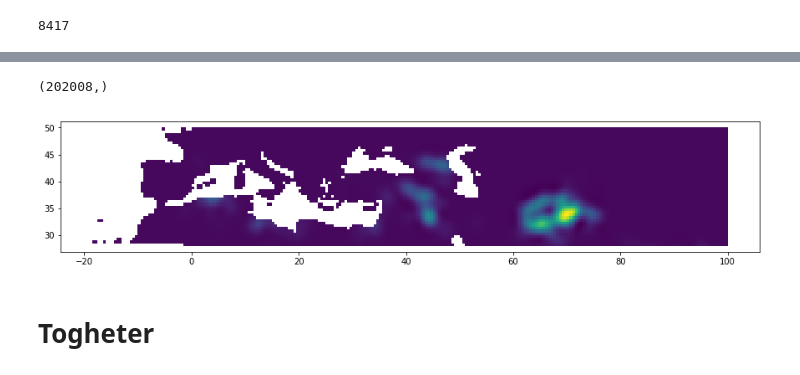
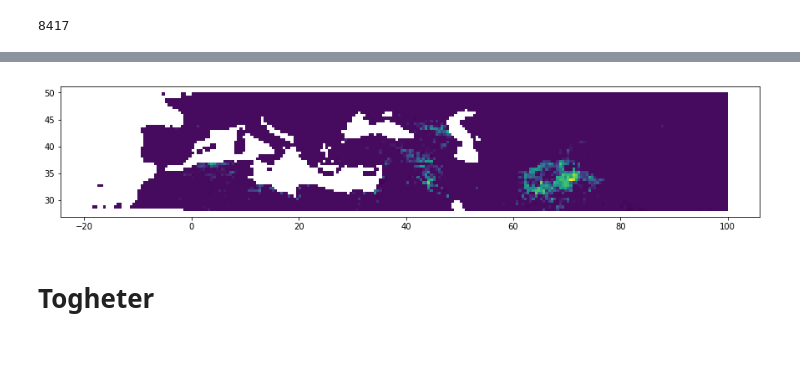
Before and after one commit to Polichinel/Master_Thesis, a Jupyter notebook: Pickle_cm_mu_predictions.ipynb, the cells around one changed output, grey strips where cells are left out. Cells and saved outputs as stored; diff of their text form; code cells hidden in the pictures.

```diff
--- a/Pickle_cm_mu_predictions.ipynb
+++ b/Pickle_cm_mu_predictions.ipynb
@@ -439,19 +437,17 @@ plt.show()
 # %%
-dce_mu_train_years = np.array(mu_list_10k)[:,0:24].flatten()
+PT_cm_mu_train_years = np.array(mu_list_10k)[:,0:24].flatten()
-# %% [output]
-(202008,)
 # %%
 PT_cm_mu_train_years = np.array(pickle_test_mu_list_10k)[:,0:24].flatten()
 # you just use the original df when you want to add extrapolated years
 
 
 PT_df_sub_10k_18k = df.sort_values(['gid','year'])[240000:240000+202008].copy() # cm_mu_train_years.shape
 PT_df_sub_10k_18k['cm_mu'] = PT_cm_mu_train_years
 
-PT_df_sub_10k_18k[PT_df_sub_10k_18k['year']==2012].plot(column = 'dce_mu', figsize=(15, 15))
+PT_df_sub_10k_18k[PT_df_sub_10k_18k['year']==2012].plot(column = 'cm_mu', figsize=(15, 15))
 plt.show()
 # %% [output]
-[figure, old version]
+[figure, new version]
 # %%
 ba_mu_10k = mu_list_10k
 ba_mu_10k = var_list_10k
```
Also changed, not shown: parts of 7 cells of this notebook.
